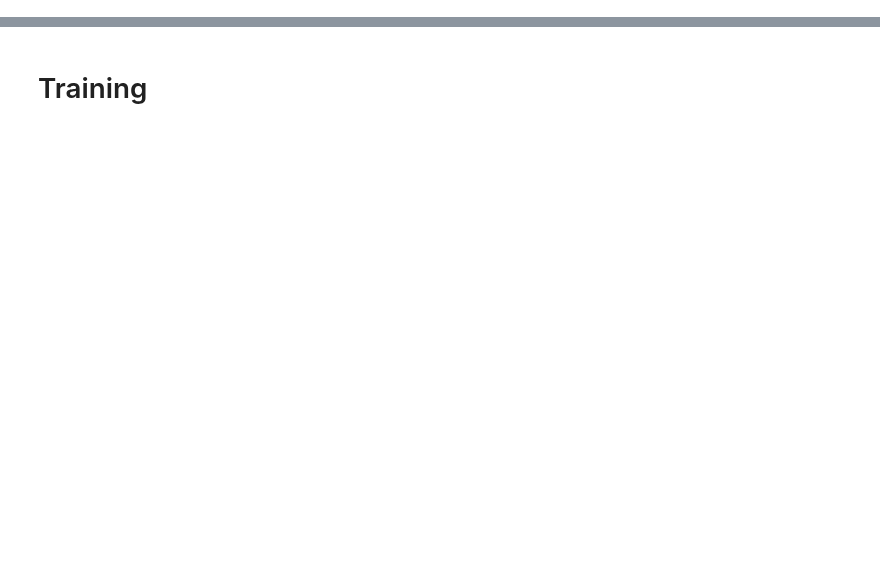
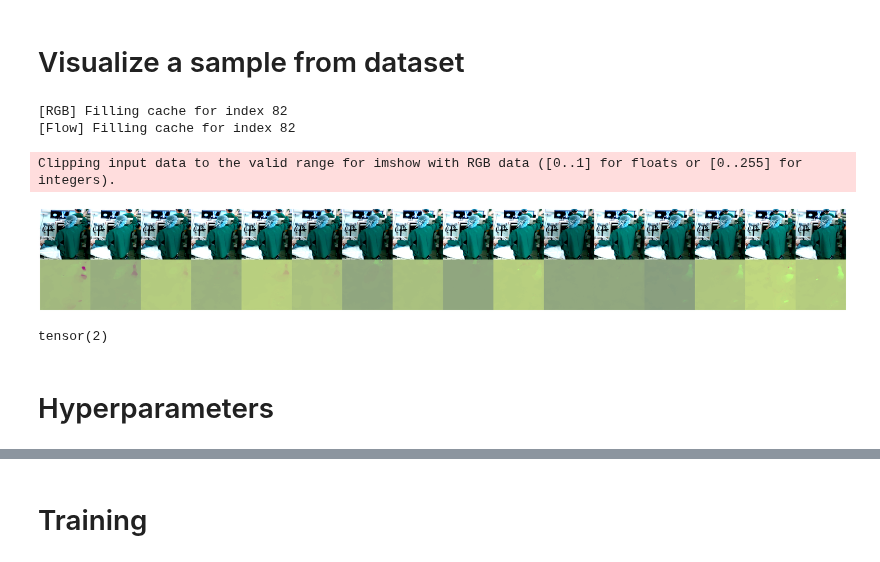
Before and after one commit to minjeekim00/handhygiene, a Jupyter notebook: main.ipynb, the cells around one changed output, grey strips where cells are left out. Saved outputs shown, nothing was run; the diff lists cells and outputs as text; code cells hidden in the pictures; blank space fills up the shorter version.

```diff
--- a/main.ipynb
+++ b/main.ipynb
@@ -100,0 +149,38 @@ for phase in ['train', 'val', 'test']:
+# %% [markdown]
+# Visualize a sample from dataset
+# %%
+import matplotlib.pyplot as plt
+%matplotlib inline
+def show_dataset(items): # item: C x D x 244 x 244
+
+    rgbs = items[0].transpose(0, 1)
+    flows = items[1].transpose(0, 1)
+    label = items[2]
+    n = len(rgbs)
+    shape = np.asarray(flows[0]).shape
+    rgb = np.hstack((np.asarray(rgb).transpose(1, 2, 0)+1)/2 for rgb in rgbs)
+    tmp = np.zeros((shape[1], shape[2], 1))
+    flow = np.hstack((np.dstack((np.asarray(flow).transpose(1, 2, 0), tmp))+1)/2 for flow in flows)
+
+    img = np.vstack((rgb, flow))
+    plt.figure(figsize=(50, 10))
+    plt.imshow(img)
+    plt.axis('off')
+    plt.show()
+
+    print(label)
+        #print('CLEAN' if item[2].item() == 0 else 'NOTCLEAN')
+
+i=2400
+phase='train'
+show_dataset(dataset[phase][i])
+(vidx, idx, person_idx, cidx, label), video_c = dataset[phase].video_clips.get_clip_location(i)
+video_path = dataset[phase].video_clips.video_paths[vidx]
+# %% [output]
+[RGB] Filling cache for index 82
+[Flow] Filling cache for index 82
+Clipping input data to the valid range for imshow with RGB data ([0..1] for floats or [0..255] for integers).
+[figure, added]
+tensor(2)
+# %% [markdown]
+# Hyperparameters
```
Also changed, not shown: parts of 20 cells of this notebook, 3 other files.
